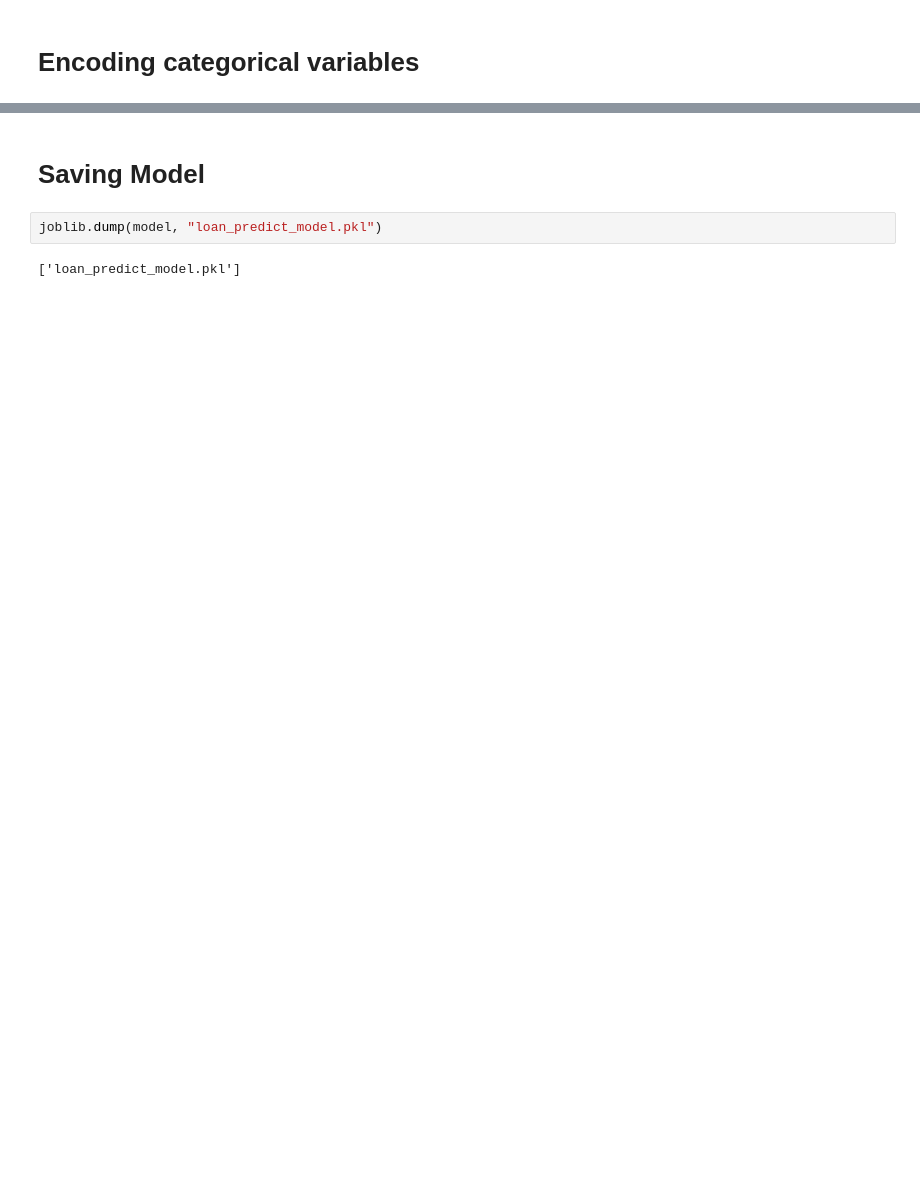
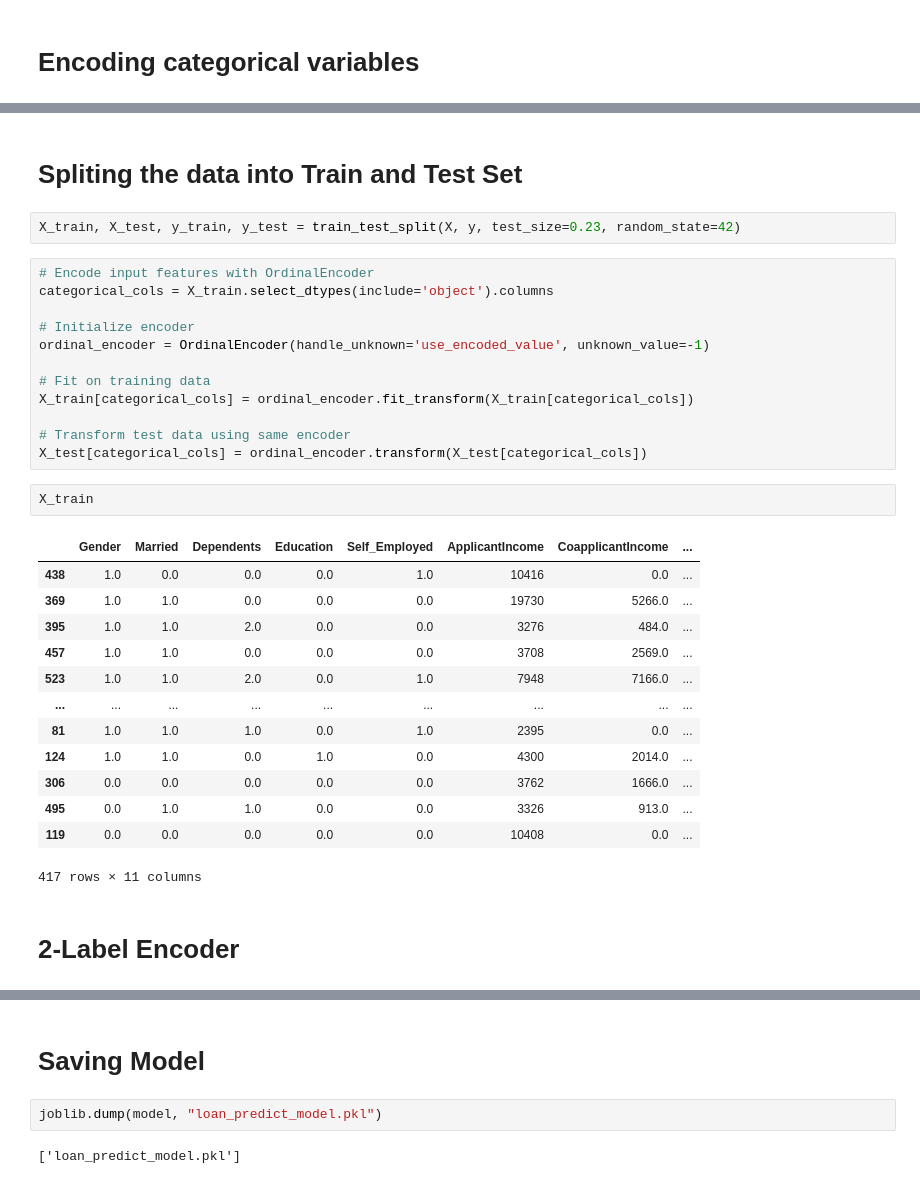
Before and after one commit to mdsohaib15/-Loan-Prediction-using-Logistic-Regression, a Jupyter notebook: main.ipynb, the cells around one changed output, grey strips where cells are left out. Drawn from its saved outputs; the diff is of its cells as text; blank space fills up the shorter version.

```diff
--- a/main.ipynb
+++ b/main.ipynb
@@ -350,0 +223,34 @@ X_train, X_test, y_train, y_test = train_test_split(X,y, test_size=0.2,random_st
+# %% [markdown]
+# Spliting the data into Train and Test Set
+# %%
+X_train, X_test, y_train, y_test = train_test_split(X, y, test_size=0.23, random_state=42)
+# %%
+# Encode input features with OrdinalEncoder
+categorical_cols = X_train.select_dtypes(include='object').columns
+
+# Initialize encoder
+ordinal_encoder = OrdinalEncoder(handle_unknown='use_encoded_value', unknown_value=-1)
+
+# Fit on training data
+X_train[categorical_cols] = ordinal_encoder.fit_transform(X_train[categorical_cols])
+
+# Transform test data using same encoder
+X_test[categorical_cols] = ordinal_encoder.transform(X_test[categorical_cols])
+# %%
+X_train
+# %% [output]
+|  | Gender | Married | Dependents | Education | Self_Employed | ApplicantIncome | CoapplicantIncome | ... |
+| 438 | 1.0 | 0.0 | 0.0 | 0.0 | 1.0 | 10416 | 0.0 | ... |
+| 369 | 1.0 | 1.0 | 0.0 | 0.0 | 0.0 | 19730 | 5266.0 | ... |
+| 395 | 1.0 | 1.0 | 2.0 | 0.0 | 0.0 | 3276 | 484.0 | ... |
+| 457 | 1.0 | 1.0 | 0.0 | 0.0 | 0.0 | 3708 | 2569.0 | ... |
+| 523 | 1.0 | 1.0 | 2.0 | 0.0 | 1.0 | 7948 | 7166.0 | ... |
+| ... | ... | ... | ... | ... | ... | ... | ... | ... |
+| 81 | 1.0 | 1.0 | 1.0 | 0.0 | 1.0 | 2395 | 0.0 | ... |
+| 124 | 1.0 | 1.0 | 0.0 | 1.0 | 0.0 | 4300 | 2014.0 | ... |
+| 306 | 0.0 | 0.0 | 0.0 | 0.0 | 0.0 | 3762 | 1666.0 | ... |
+| 495 | 0.0 | 1.0 | 1.0 | 0.0 | 0.0 | 3326 | 913.0 | ... |
+| 119 | 0.0 | 0.0 | 0.0 | 0.0 | 0.0 | 10408 | 0.0 | ... |
+417 rows × 11 columns
+# %% [markdown]
+# 2-Label Encoder
```
Also changed, not shown: parts of 41 cells of this notebook, 4 other files.
